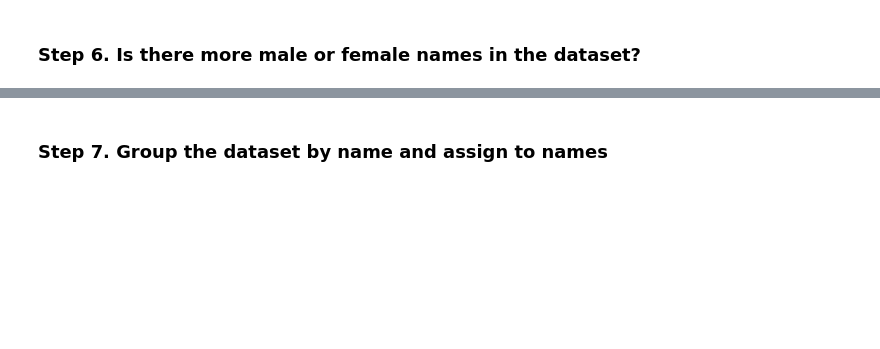
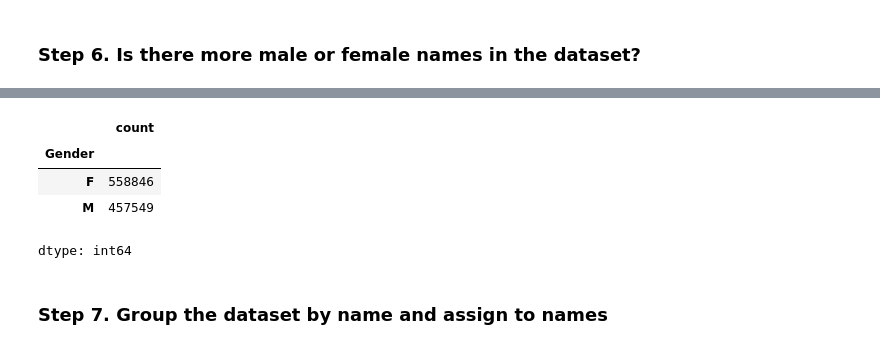
Before and after one commit to omj3424/Python_Programming_Study, a Jupyter notebook: pandas_exercises/06_Stats/US_Baby_Names/Exercises.ipynb, the cells around one changed output, grey strips where cells are left out. Cells and saved outputs as stored; diff of their text form; code cells hidden in the pictures; blank space fills up the shorter version.

```diff
--- a/pandas_exercises/06_Stats/US_Baby_Names/Exercises.ipynb
+++ b/pandas_exercises/06_Stats/US_Baby_Names/Exercises.ipynb
@@ -63,2 +62,10 @@ KeyError: "['Unnamed: 0', 'Id'] not found in axis"
+# %%
+baby_names.value_counts('Gender')
+# %% [output]
+|  | count |
+| Gender |  |
+| F | 558846 |
+| M | 457549 |
+dtype: int64
 # %% [markdown]
 ### Step 7. Group the dataset by name and assign to names
```
Also changed, not shown: parts of 5 cells of this notebook.
